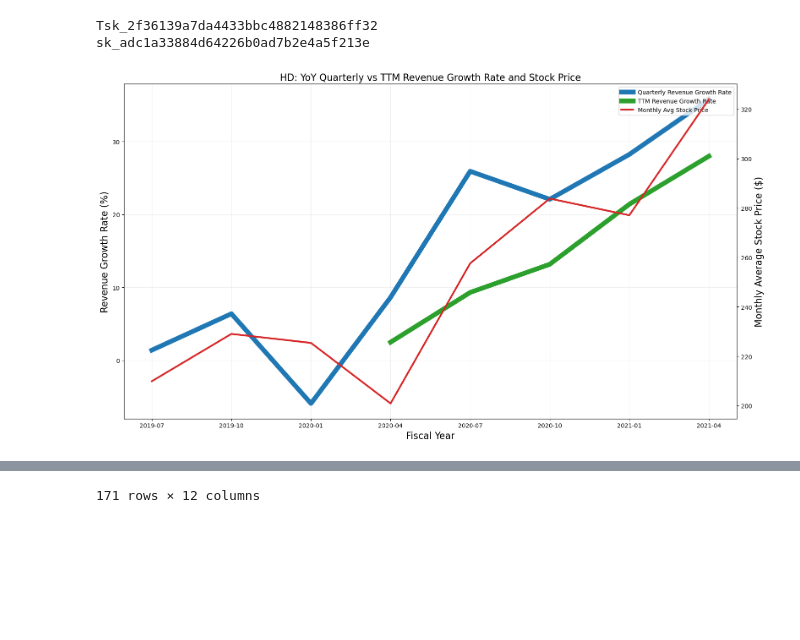
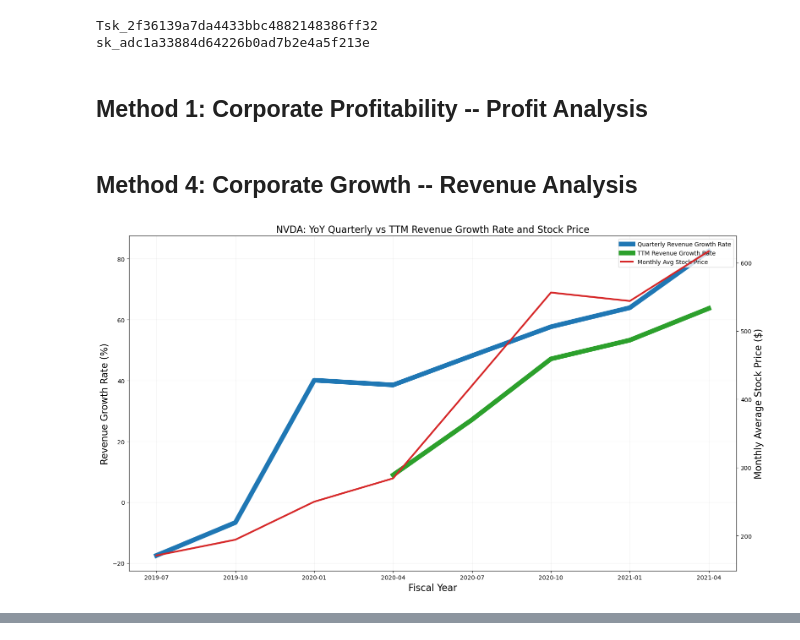
Before and after one commit to ccoppa/stock_scanner, a Jupyter notebook: scanner.ipynb, the cells around one changed output, grey strips where cells are left out. Saved outputs shown, nothing was run; the diff lists cells and outputs as text; code cells hidden in the pictures; blank space fills up the shorter version.

Commit message:
name change for growth function

```diff
--- a/scanner.ipynb
+++ b/scanner.ipynb
@@ -37,3 +35,5 @@ resp = resp.json()
 # resp
 # %%
 # If you plan to use this same endpoint a few times, it makes sense to create a function to avoid repeating code. Here is an example:
+# %% [markdown]
+## Method 1: Corporate Profitability -- Profit Analysis
@@ -40,6 +53,7 @@ resp = resp.json()
+# %% [markdown]
+## Method 4: Corporate Growth -- Revenue Analysis
 # %%
-
-def revenue_history(_symbol, _url='sandbox', _last=12):
+def growth(_symbol, _url='sandbox', _last=12):
 
     # define parameters
     base_url = 'https://cloud.iexapis.com/v1'
@@ -50,18 +64,22 @@ def revenue_history(_symbol, _url='sandbox', _last=12):
     base_params = {'token': base_token}
     sandbox_params = {'token': sandbox_token}
 
-    ticker = f'{_symbol}'.lower() #IEX only accepts lower case ticker
+    ticker_lower = f'{_symbol}'.lower() #IEX only accepts lower case ticker
+    ticker_upper = f'{_symbol}'.upper() #Use upper case ticker for plotting
 
     # _last defaul is 12; min is 1 (quarters)
     if _url == 'sandbox':
-        endpoint = f'{sandbox_url}/stock/{ticker}/income/10-Q/?last={_last}'
+        endpoint = f'{sandbox_url}/stock/{ticker_lower}/income/10-Q/?last={_last}'
         resp = requests.get(endpoint, params=sandbox_params)
     else:
-        endpoint = f'{base_url}/stock/{ticker}/income/10-Q/?last={_last}'
+        endpoint = f'{base_url}/stock/{ticker_lower}/income/10-Q/?last={_last}'
         resp = requests.get(endpoint, params=base_params) # need IEX subscription in order to support this url
     resp.raise_for_status()
     resp = resp.json()
 
+    if len(resp['income']) < 12:
+        print(f'Hey! {ticker_upper} is a relatively new IPO.\nThe company has published less than 3 years worth of financial data for a meaningful analysis.')
+        return None
 
     rev = []
     rev_qrt = {}
@@ -104,10 +122,10 @@ def revenue_history(_symbol, _url='sandbox', _last=12):
 
     # calculate monthly average stock price
     if _url == 'sandbox':
-        endpoint = f'{sandbox_url}/stock/{ticker}/chart/39m'
+        endpoint = f'{sandbox_url}/stock/{ticker_lower}/chart/39m'
         resp = requests.get(endpoint, params=sandbox_params)
     else:
-        endpoint = f'{base_url}/stock/{ticker}/chart/39m'
+        endpoint = f'{base_url}/stock/{ticker_lower}/chart/39m'
         resp = requests.get(endpoint, params=base_params) # need IEX subscription in order to support this url
 
     resp.raise_for_status()
@@ -120,9 +138,6 @@ def revenue_history(_symbol, _url='sandbox', _last=12):
     df1 = df.groupby('date_yrmo')['fClose'].mean().reset_index(name='avg_monthly_price')
     df1['avg_monthly_price'] = round(df1['avg_monthly_price'],2)
     df = pd.merge(df, df1, on='date_yrmo', how='left')
-    # average volume by month
-#     df2 = df.groupby('date_yrmo')['fVolume'].mean().reset_index(name='avg_monthly_volume')
-#     df = pd.merge(df, df2, on='date_yrmo', how='left')
     # merge df
     rev_df = pd.merge(rev_df, df, on='date_yrmo', how='left')
 
@@ -142,8 +157,7 @@ def revenue_history(_symbol, _url='sandbox', _last=12):
     labs = [l.get_label() for l in ln]
 
     ax.legend(ln, labs, loc='upper right')#, ncol=3, mode = "expand")
-    company = f'{_symbol}'.upper() # make stock symbol upper case
-    ax.set_title(f'{company}: YoY Quarterly vs TTM Revenue Growth Rate and Stock Price', fontsize=16)
+    ax.set_title(f'{ticker_upper}: YoY Quarterly vs TTM Revenue Growth Rate and Stock Price', fontsize=16)
     ax.grid(alpha=.2)
     ax.set_xlabel('Fiscal Year', fontsize=16)
     ax.set_ylabel('Revenue Growth Rate (%)', fontsize=16)
@@ -152,10 +166,13 @@ def revenue_history(_symbol, _url='sandbox', _last=12):
     plt.show()
     #----------------------------------------------------------------------------------------------------------------------------------------------
 
-#     return rev_df
-    return None
+    # return simple revenue history
+    rev = pd.DataFrame(rev)
+    rev = rev.sort_values('fiscalDate')
+    return rev
+#     return None
 # %%
-appl_rev_trend = revenue_history('HD', 'sandbox', 12)
-appl_rev_trend
+revenue_growth_trend = growth('NVDA', 'sandbox', 12)
+revenue_growth_trend
 # %% [output]
-[figure, old version]
+[figure, new version]
@@ -174 +191,0 @@ appl_rev_trend
-171 rows × 12 columns
```
Also changed, not shown: parts of 3 cells of this notebook.
